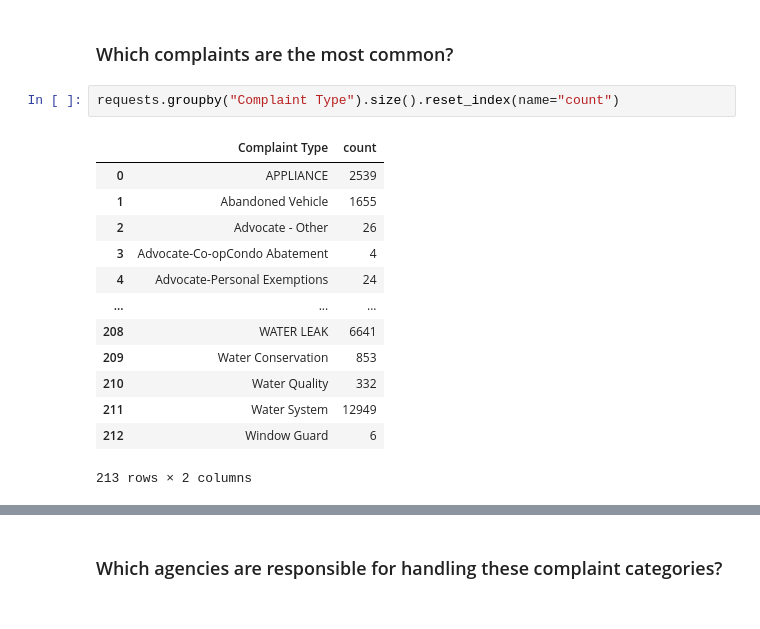
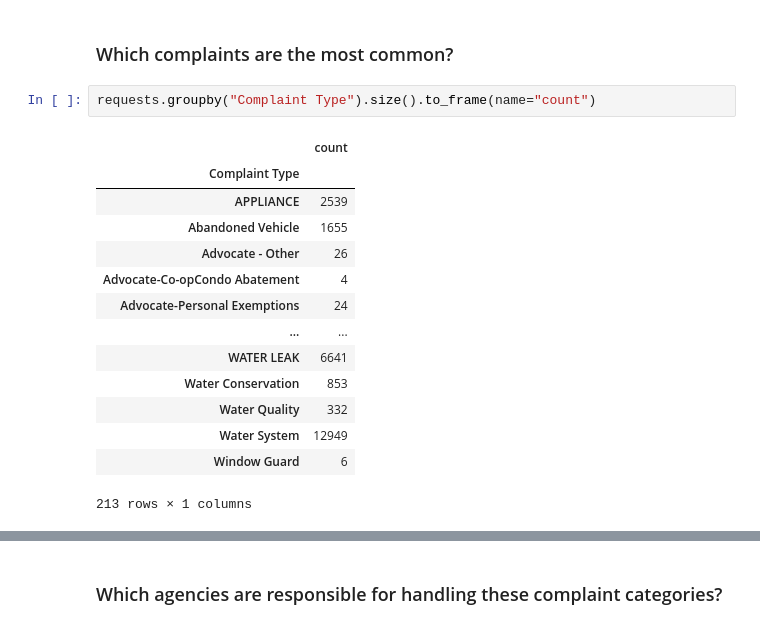
Before and after one commit to afeld/computing-in-context, a Jupyter notebook: lecture_17.ipynb, the cells around one changed output, grey strips where cells are left out. Drawn from its saved outputs; the diff is of its cells as text.

```diff
--- a/lecture_17.ipynb
+++ b/lecture_17.ipynb
@@ -187,19 +187,20 @@ Additonal data cleaning tips:
 # %% [markdown]
 ### Which complaints are the most common?
 # %%
-requests.groupby("Complaint Type").size().reset_index(name="count")
+requests.groupby("Complaint Type").size().to_frame(name="count")
 # %% [output]
-|  | Complaint Type | count |
-| 0 | APPLIANCE | 2539 |
-| 1 | Abandoned Vehicle | 1655 |
-| 2 | Advocate - Other | 26 |
-| 3 | Advocate-Co-opCondo Abatement | 4 |
-| 4 | Advocate-Personal Exemptions | 24 |
-| ... | ... | ... |
-| 208 | WATER LEAK | 6641 |
-| 209 | Water Conservation | 853 |
-| 210 | Water Quality | 332 |
-| 211 | Water System | 12949 |
-| 212 | Window Guard | 6 |
+|  | count |
+| Complaint Type |  |
+| APPLIANCE | 2539 |
+| Abandoned Vehicle | 1655 |
+| Advocate - Other | 26 |
+| Advocate-Co-opCondo Abatement | 4 |
+| Advocate-Personal Exemptions | 24 |
+| ... | ... |
+| WATER LEAK | 6641 |
+| Water Conservation | 853 |
+| Water Quality | 332 |
+| Water System | 12949 |
+| Window Guard | 6 |
-213 rows × 2 columns
+213 rows × 1 columns
 # %% [markdown]
```
Also changed, not shown: parts of 3 cells of this notebook.
